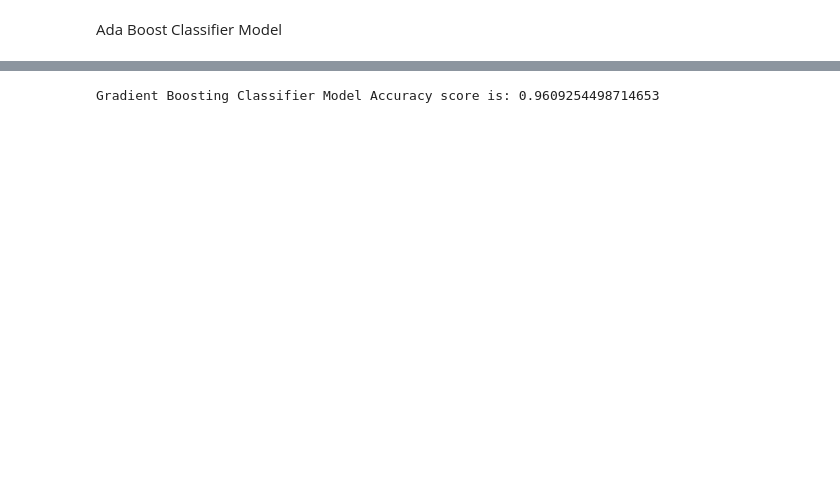
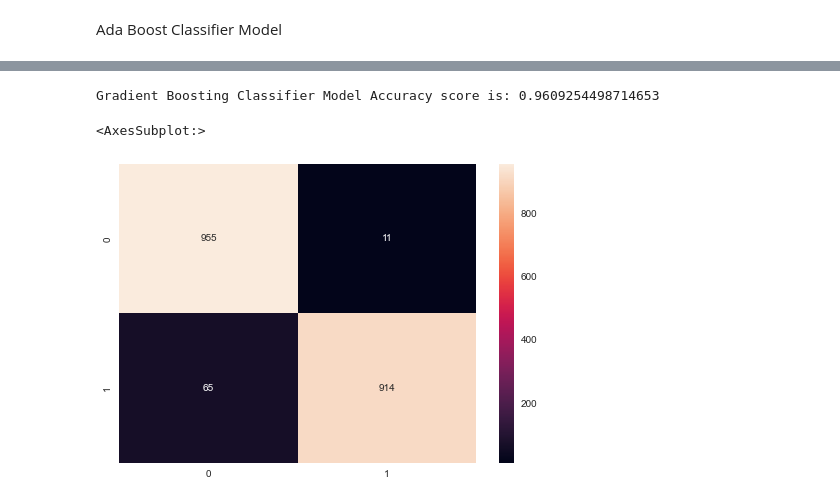
Before and after one commit to reyhannaufal/stroke-model-gigih, a Jupyter notebook: notebooks/Stroke.ipynb, the cells around one changed output, grey strips where cells are left out. Saved outputs shown, nothing was run; the diff lists cells and outputs as text; code cells hidden in the pictures; blank space fills up the shorter version.

```diff
--- a/notebooks/Stroke.ipynb
+++ b/notebooks/Stroke.ipynb
@@ -606,11 +614,15 @@ AdaBoost Classifier Model Accuracy is: 0.9598971722365038
 # %%
 gb = GradientBoostingClassifier()
 gb.fit(X_train, y_train)
 gb_pred = gb.predict(X_test)
 acc = accuracy_score(y_test, gb_pred)
 print("Gradient Boosting Classifier Model Accuracy score is:", acc)
+cm = confusion_matrix(y_test, gb_pred)
+sns.heatmap(cm, annot = True, fmt="d")
 # %% [output]
 Gradient Boosting Classifier Model Accuracy score is: 0.9609254498714653
+<AxesSubplot:>
+[figure, added]
 # %%
 knn = KNeighborsClassifier(n_neighbors = 10)
 knn.fit(X_train, y_train)
```
Also changed, not shown: parts of 12 cells of this notebook.
